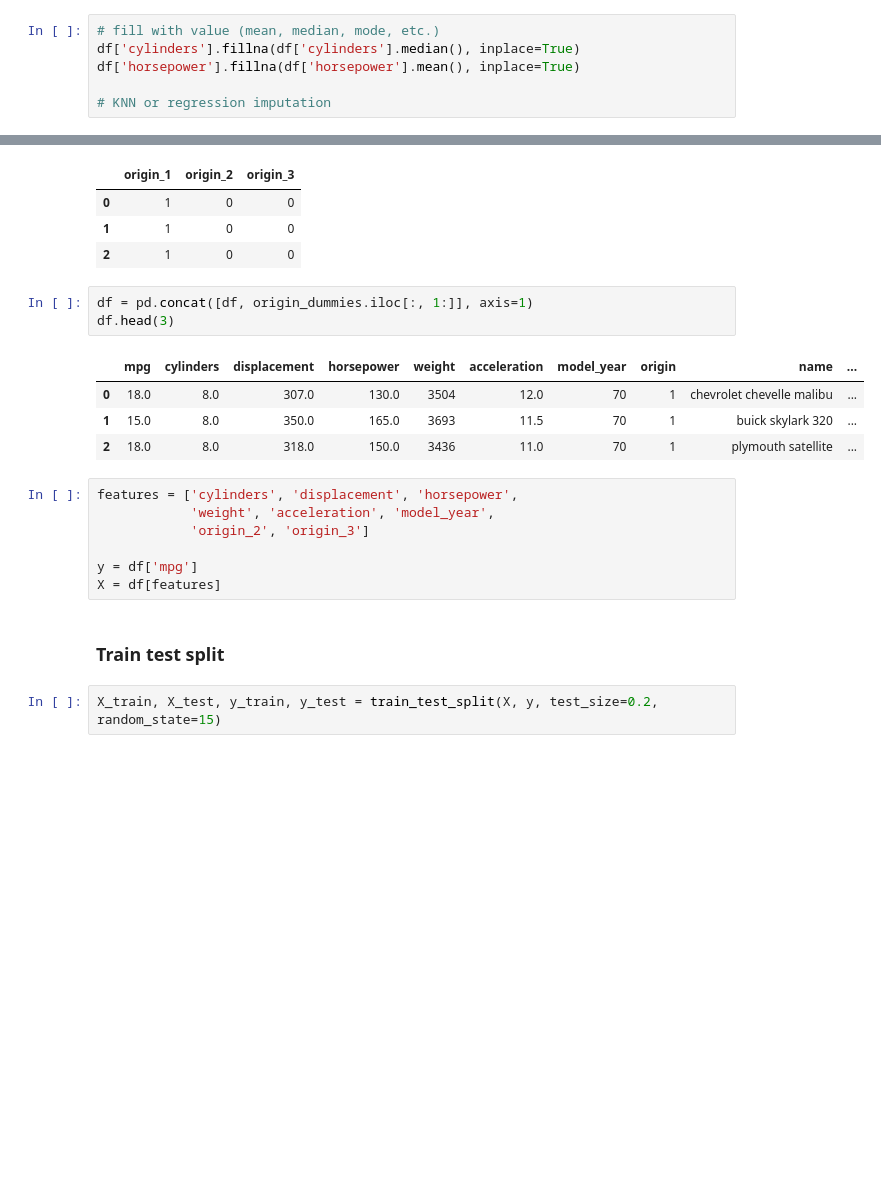
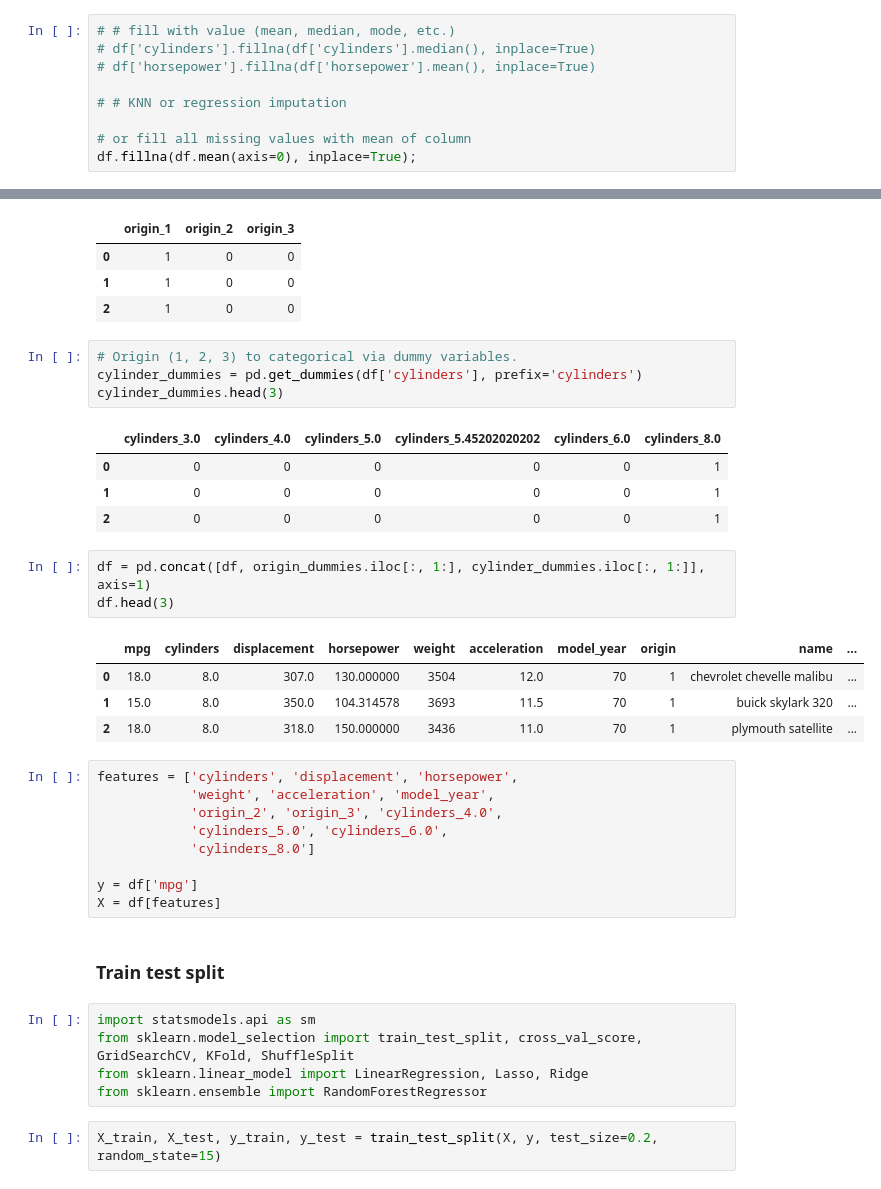
Before and after one commit to kykiefer/data_scripts, a Jupyter notebook: regression.ipynb, the cells around one changed output, grey strips where cells are left out. Cells and saved outputs as stored; diff of their text form; blank space fills up the shorter version.

```diff
--- a/regression.ipynb
+++ b/regression.ipynb
@@ -71,8 +103,11 @@ df.loc[df['cylinders'].isnull()]
 | 6 | 14.0 | NaN | 454.0 | 220.0 | 4354 | 9.0 | 70 | 1 | chevrolet impala |
 | 23 | 26.0 | NaN | 121.0 | 113.0 | 2234 | 12.5 | 70 | 2 | bmw 2002 |
 # %%
-# fill with value (mean, median, mode, etc.)
-df['cylinders'].fillna(df['cylinders'].median(), inplace=True)
-df['horsepower'].fillna(df['horsepower'].mean(), inplace=True)
+# # fill with value (mean, median, mode, etc.)
+# df['cylinders'].fillna(df['cylinders'].median(), inplace=True)
+# df['horsepower'].fillna(df['horsepower'].mean(), inplace=True)
 
-# KNN or regression imputation
+# # KNN or regression imputation
+
+# or fill all missing values with mean of column
+df.fillna(df.mean(axis=0), inplace=True);
@@ -147,23 +186,39 @@ origin_dummies.head(3)
 | 0 | 1 | 0 | 0 |
 | 1 | 1 | 0 | 0 |
 | 2 | 1 | 0 | 0 |
+# %%
+# Origin (1, 2, 3) to categorical via dummy variables.
+cylinder_dummies = pd.get_dummies(df['cylinders'], prefix='cylinders')
+cylinder_dummies.head(3)
+# %% [output]
+|  | cylinders_3.0 | cylinders_4.0 | cylinders_5.0 | cylinders_5.45202020202 | cylinders_6.0 | cylinders_8.0 |
+| 0 | 0 | 0 | 0 | 0 | 0 | 1 |
+| 1 | 0 | 0 | 0 | 0 | 0 | 1 |
+| 2 | 0 | 0 | 0 | 0 | 0 | 1 |
 # %%
-df = pd.concat([df, origin_dummies.iloc[:, 1:]], axis=1)
+df = pd.concat([df, origin_dummies.iloc[:, 1:], cylinder_dummies.iloc[:, 1:]], axis=1)
 df.head(3)
 # %% [output]
 |  | mpg | cylinders | displacement | horsepower | weight | acceleration | model_year | origin | name | ... |
-| 0 | 18.0 | 8.0 | 307.0 | 130.0 | 3504 | 12.0 | 70 | 1 | chevrolet chevelle malibu | ... |
-| 1 | 15.0 | 8.0 | 350.0 | 165.0 | 3693 | 11.5 | 70 | 1 | buick skylark 320 | ... |
-| 2 | 18.0 | 8.0 | 318.0 | 150.0 | 3436 | 11.0 | 70 | 1 | plymouth satellite | ... |
+| 0 | 18.0 | 8.0 | 307.0 | 130.000000 | 3504 | 12.0 | 70 | 1 | chevrolet chevelle malibu | ... |
+| 1 | 15.0 | 8.0 | 350.0 | 104.314578 | 3693 | 11.5 | 70 | 1 | buick skylark 320 | ... |
+| 2 | 18.0 | 8.0 | 318.0 | 150.000000 | 3436 | 11.0 | 70 | 1 | plymouth satellite | ... |
 # %%
 features = ['cylinders', 'displacement', 'horsepower',
             'weight', 'acceleration', 'model_year',
-            'origin_2', 'origin_3']
+            'origin_2', 'origin_3', 'cylinders_4.0',
+            'cylinders_5.0', 'cylinders_6.0',
+            'cylinders_8.0']
 
 y = df['mpg']
 X = df[features]
 # %% [markdown]
 ### Train test split
+# %%
+import statsmodels.api as sm
+from sklearn.model_selection import train_test_split, cross_val_score, GridSearchCV, KFold, ShuffleSplit
+from sklearn.linear_model import LinearRegression, Lasso, Ridge
+from sklearn.ensemble import RandomForestRegressor
 # %%
 X_train, X_test, y_train, y_test = train_test_split(X, y, test_size=0.2, random_state=15)
 # %% [markdown]
```
Also changed, not shown: parts of 38 cells of this notebook, 1 other file.
